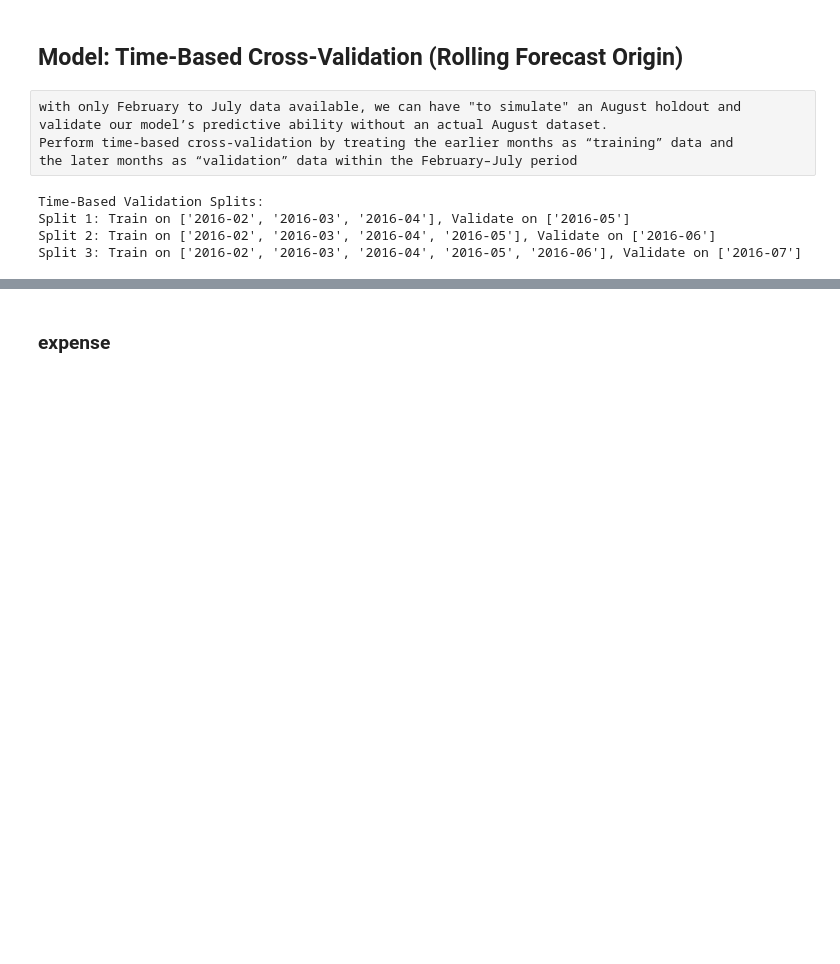
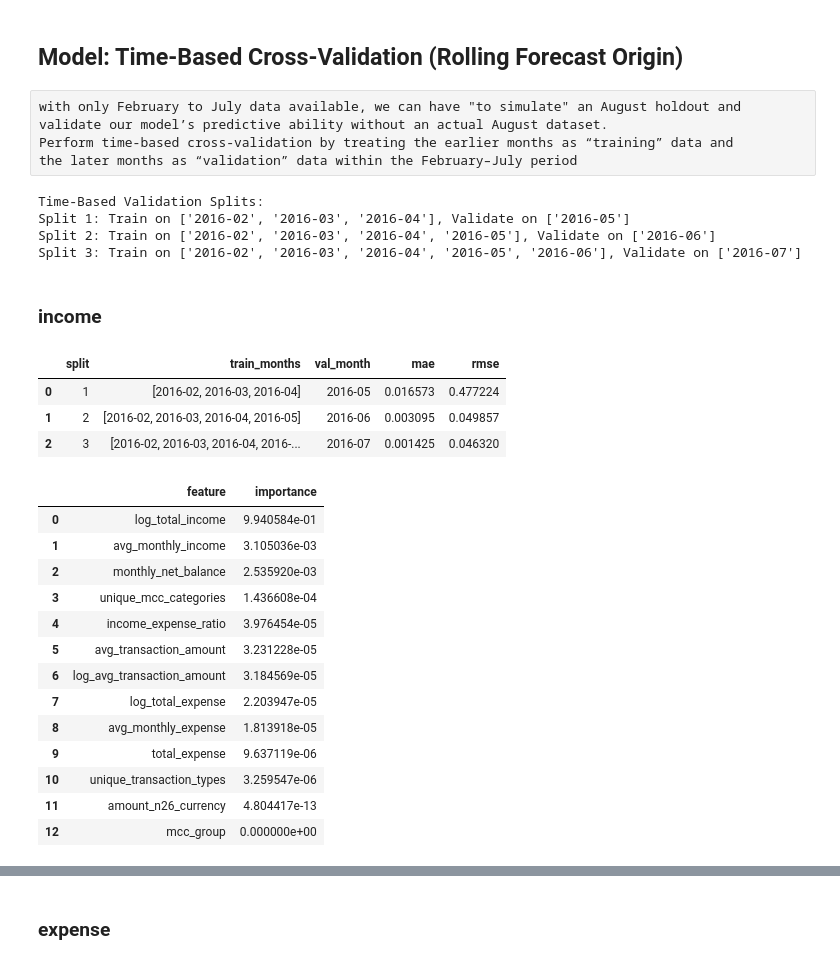
Before and after one commit to adrianacupp/Financial-Behavior-Prediction, a Jupyter notebook: fbp_cuppuleri.ipynb, the cells around one changed output, grey strips where cells are left out. Saved outputs shown, nothing was run; the diff lists cells and outputs as text; code cells hidden in the pictures; blank space fills up the shorter version.

```diff
--- a/fbp_cuppuleri.ipynb
+++ b/fbp_cuppuleri.ipynb
@@ -929,3 +922,5 @@ Time-Based Validation Splits:
 Split 1: Train on ['2016-02', '2016-03', '2016-04'], Validate on ['2016-05']
 Split 2: Train on ['2016-02', '2016-03', '2016-04', '2016-05'], Validate on ['2016-06']
 Split 3: Train on ['2016-02', '2016-03', '2016-04', '2016-05', '2016-06'], Validate on ['2016-07']
+# %% [markdown]
+### income
@@ -931,0 +973,37 @@ Split 3: Train on ['2016-02', '2016-03', '2016-04', '2016-05', '2016-06'], Valid
+# %%
+# Convert results to a DataFrame and save as CSV
+results_income_df = pd.DataFrame(results_income)
+results_income_df.to_csv('model_results_income.csv', index=False)
+results_income_df
+# %% [output]
+|  | split | train_months | val_month | mae | rmse |
+| 0 | 1 | [2016-02, 2016-03, 2016-04] | 2016-05 | 0.016573 | 0.477224 |
+| 1 | 2 | [2016-02, 2016-03, 2016-04, 2016-05] | 2016-06 | 0.003095 | 0.049857 |
+| 2 | 3 | [2016-02, 2016-03, 2016-04, 2016-... | 2016-07 | 0.001425 | 0.046320 |
+# %%
+# Extract and save feature importances for income model
+feature_importances_income = model_income.feature_importances_
+feature_names_income = X_train_income.columns
+
+importance_income_df = pd.DataFrame({
+    'feature': feature_names_income,
+    'importance': feature_importances_income
+}).sort_values(by='importance', ascending=False).reset_index(drop=True)
+importance_income_df.to_csv('feature_importances_income.csv', index=False)
+# %%
+importance_income_df
+# %% [output]
+|  | feature | importance |
+| 0 | log_total_income | 9.940584e-01 |
+| 1 | avg_monthly_income | 3.105036e-03 |
+| 2 | monthly_net_balance | 2.535920e-03 |
+| 3 | unique_mcc_categories | 1.436608e-04 |
+| 4 | income_expense_ratio | 3.976454e-05 |
+| 5 | avg_transaction_amount | 3.231228e-05 |
+| 6 | log_avg_transaction_amount | 3.184569e-05 |
+| 7 | log_total_expense | 2.203947e-05 |
+| 8 | avg_monthly_expense | 1.813918e-05 |
+| 9 | total_expense | 9.637119e-06 |
+| 10 | unique_transaction_types | 3.259547e-06 |
+| 11 | amount_n26_currency | 4.804417e-13 |
+| 12 | mcc_group | 0.000000e+00 |
```
Also changed, not shown: parts of 14 cells of this notebook.
